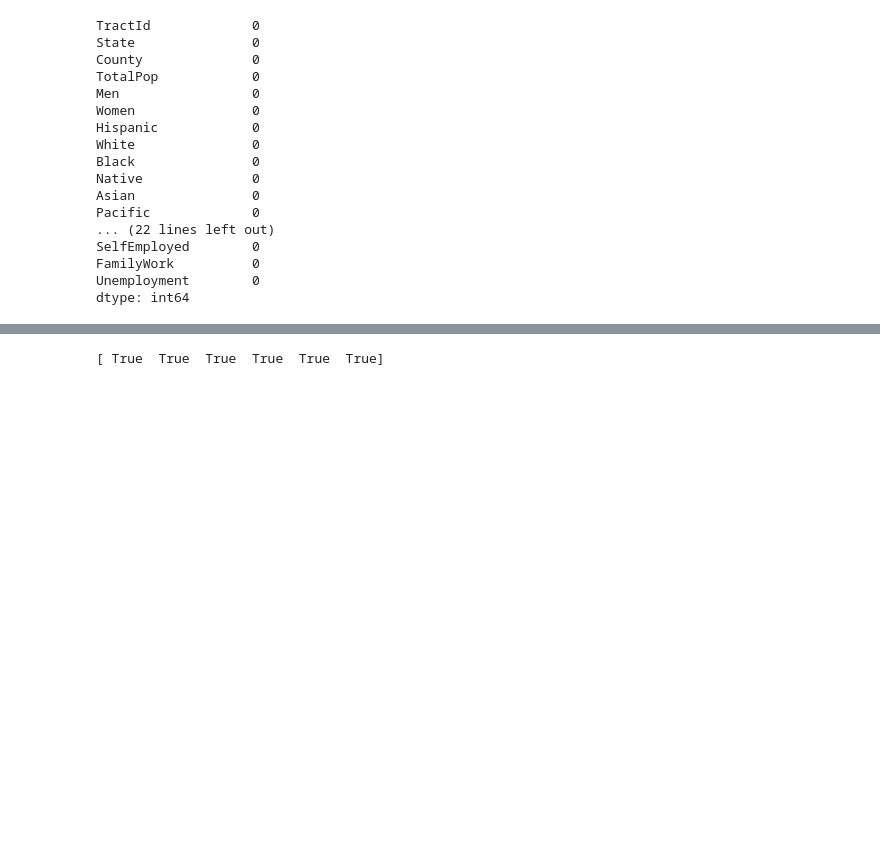
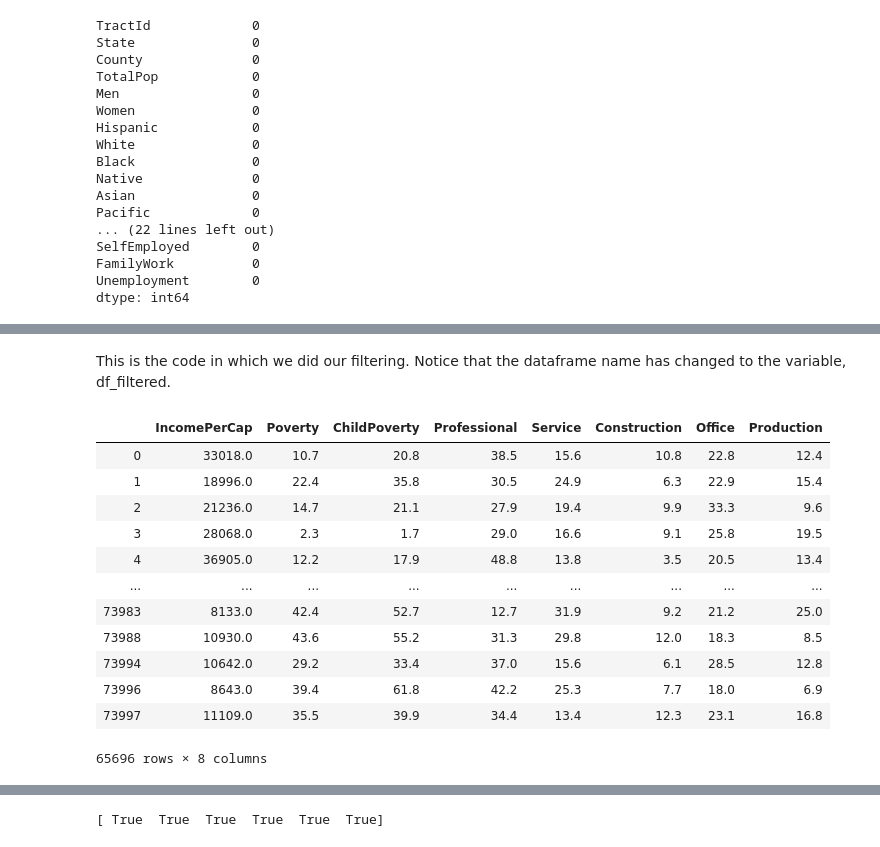
Before and after one commit to ChuckPryor/IncomePerCapita-Regression-Project, a Jupyter notebook: IncomePerCap.ipynb, the cells around one changed output, grey strips where cells are left out. Cells and saved outputs as stored; diff of their text form; code cells hidden in the pictures; blank space fills up the shorter version.

```diff
--- a/IncomePerCap.ipynb
+++ b/IncomePerCap.ipynb
@@ -258,0 +178,21 @@ corr
+# %% [markdown]
+This is the code in which we did our filtering.  Notice that the dataframe name has changed to the variable, df_filtered.
+# %%
+df_filtered = df1[(df1['Office'] >= 10) & (df1['Office'] <= 45)& (df1['Service'] <= 50)
+                & (df1['Poverty'] <= 45) & (df1['Construction'] <= 22)
+                & (df1['IncomePerCap'] <= 70000)]
+df_filtered
+# %% [output]
+|  | IncomePerCap | Poverty | ChildPoverty | Professional | Service | Construction | Office | Production |
+| 0 | 33018.0 | 10.7 | 20.8 | 38.5 | 15.6 | 10.8 | 22.8 | 12.4 |
+| 1 | 18996.0 | 22.4 | 35.8 | 30.5 | 24.9 | 6.3 | 22.9 | 15.4 |
+| 2 | 21236.0 | 14.7 | 21.1 | 27.9 | 19.4 | 9.9 | 33.3 | 9.6 |
+| 3 | 28068.0 | 2.3 | 1.7 | 29.0 | 16.6 | 9.1 | 25.8 | 19.5 |
+| 4 | 36905.0 | 12.2 | 17.9 | 48.8 | 13.8 | 3.5 | 20.5 | 13.4 |
+| ... | ... | ... | ... | ... | ... | ... | ... | ... |
+| 73983 | 8133.0 | 42.4 | 52.7 | 12.7 | 31.9 | 9.2 | 21.2 | 25.0 |
+| 73988 | 10930.0 | 43.6 | 55.2 | 31.3 | 29.8 | 12.0 | 18.3 | 8.5 |
+| 73994 | 10642.0 | 29.2 | 33.4 | 37.0 | 15.6 | 6.1 | 28.5 | 12.8 |
+| 73996 | 8643.0 | 39.4 | 61.8 | 42.2 | 25.3 | 7.7 | 18.0 | 6.9 |
+| 73997 | 11109.0 | 35.5 | 39.9 | 34.4 | 13.4 | 12.3 | 23.1 | 16.8 |
+65696 rows × 8 columns
```
Also changed, not shown: parts of 99 cells of this notebook.
